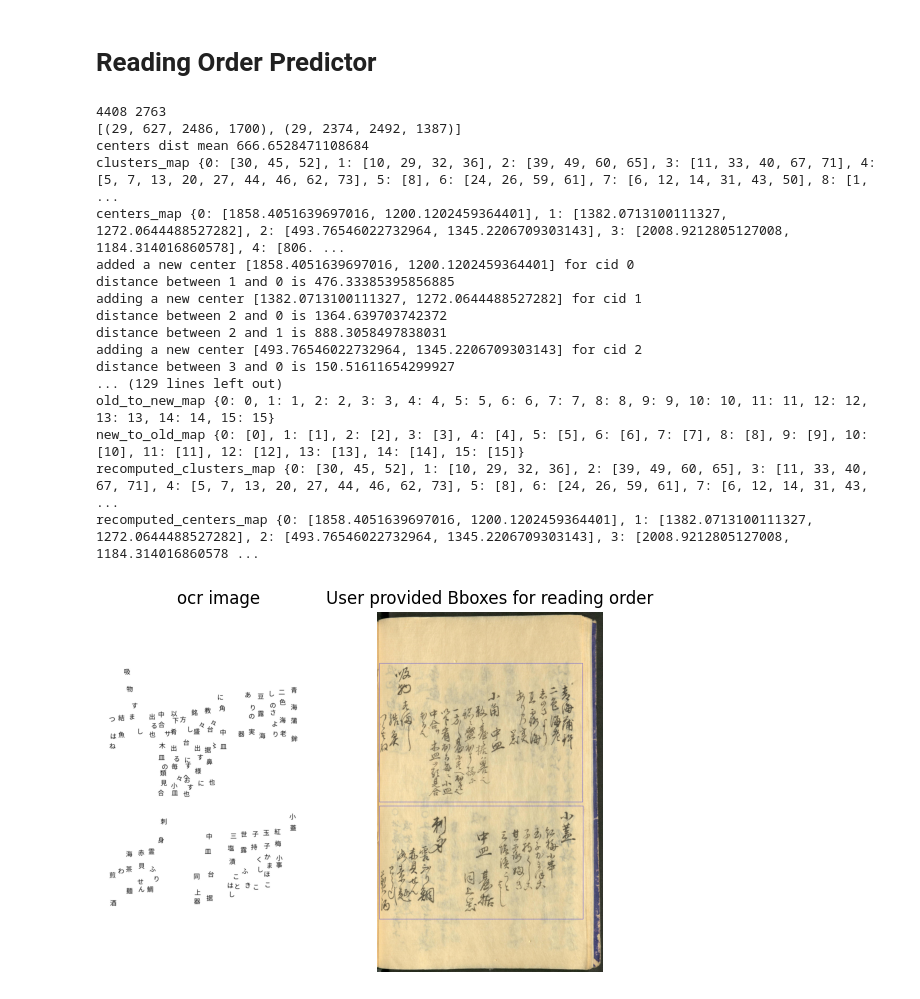
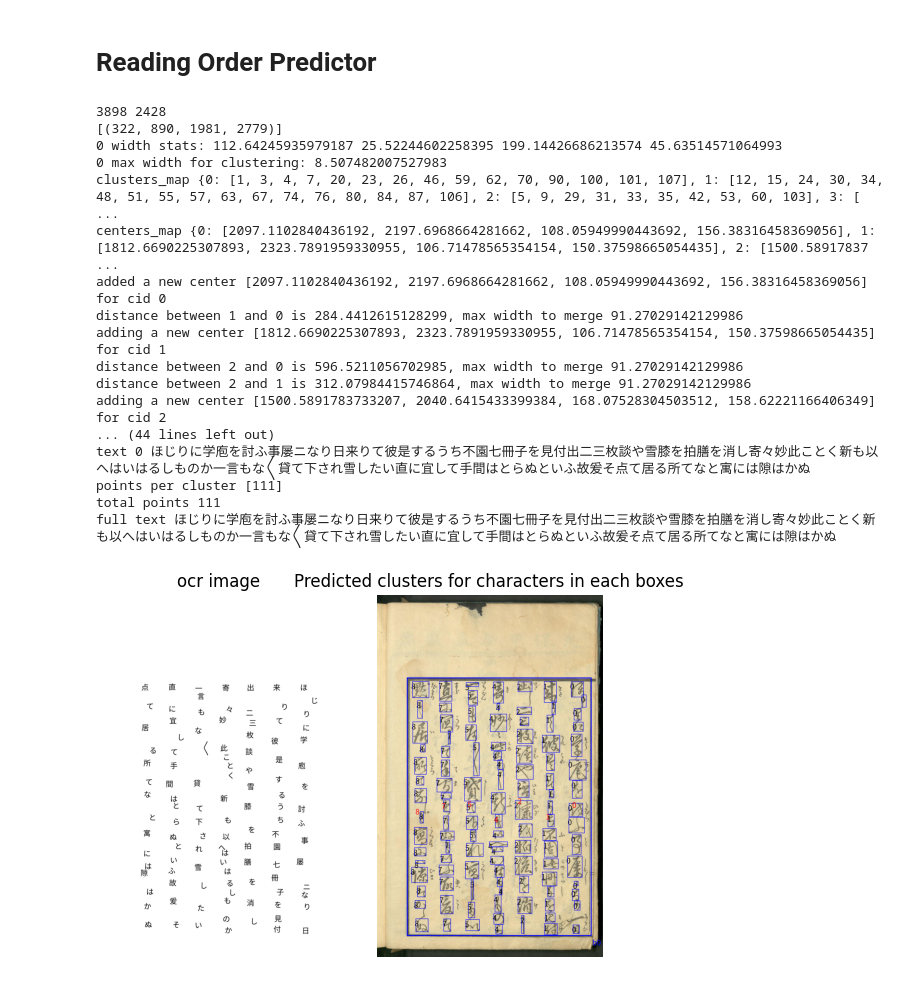
Before and after one commit to aumahesh-mids/kuzushiji-recognition, a Jupyter notebook: Reading Order Predictor.ipynb, the cells around one changed output. Drawn from its saved outputs; the diff is of its cells as text; code cells hidden in the pictures.

Commit message:
reading order prediction using fine-tined k-means clustering within user provided ordered sequence of boxes

```diff
--- a/Reading Order Predictor.ipynb
+++ b/Reading Order Predictor.ipynb
@@ -319,15 +340,16 @@ class KuzushijiReadingOrderPredictor:
         draw = ImageDraw.Draw(img)
         for bbox in text_order_bboxes:
             x, y, w, h = bbox
-            draw.rectangle([(x, y), (x + w, y + h)], outline='blue', width=3)
+            draw.rectangle([(x, y), (x + w, y + h)], outline='blue', width=10)
         plt.imshow(img)
         plt.title('User provided Bboxes for reading order')
         plt.axis('off')
-        plt.savefig(os.path.join(self.save_folder, 'intermediate_results_{}'.format(os.path.basename(orig_filename))))
+        save_filename = os.path.join(self.save_folder, 'user_boxes_{}'.format(os.path.basename(orig_filename)))
+        img.save(save_filename)
 
 
     def _cluster(self, filename, ocr_filename, text_order_bboxes, unicodes, bboxes):
-        cc = ColumnClustering(filename, unicodes, bboxes, reading_order_boxes=text_order_bboxes, verbose=True, save=True, tolerance=10)
+        cc = ColumnClustering(filename, unicodes, bboxes, reading_order_boxes=text_order_bboxes, verbose=True, save=True)
         return cc.cluster()
 # %%
 predictor = KuzushijiReadingOrderPredictor()
@@ -344,44 +366,54 @@ def ordered_bboxes(bbox_dict):
     return [(int(b[1]), int(b[2]), int(b[3]), int(b[4])) for b in sorted_bboxes]
 # %%
 # filename = '/home/ec2-user/code/t-hanya/kuzushiji-recognition/data/new_images/image1.jpeg'
-filename = '/home/ec2-user/code/restor-ai-tion/data/full/200021763/images/200021763_00016_1.jpg'
+# filename = '/home/ec2-user/code/restor-ai-tion/data/full/200021763/images/200021763_00016_1.jpg'
+# working below 2 lines
 # filename = '/home/ec2-user/code/restor-ai-tion/data/full/200021637/images/200021637_00006_1.jpg'
+# bbox_dict = {"1":"1440,201,185,523","2":"829,200,608,513","3":"80,195,742,520","4":"1438,994,180,909","5":"822,715,615,480","6":"830,1204,609,461","7":"836,1677,599,464","8":"842,2152,593,475","9":"653,1029,170,1002","10":"74,719,577,468","11":"92,1205,549,455","12":"101,1679,553,476","13":"100,2163,560,474"}
+# bbox_dict = {"2":"829,200,608,513", "5":"822,715,615,480","6":"830,1204,609,461"}
+# bbox_dict = {"10":"74,719,577,468"}
 # filename = '/home/ec2-user/code/restor-ai-tion/data/full/200021637/images/200021637_00018_2.jpg'
 # filename = '/home/ec2-user/code/restor-ai-tion/data/full/100241706/images/100241706_00002_2.jpg'
-# filename = '/home/ec2-user/code/restor-ai-tion/data/full/100241706/images/100241706_00003_1.jpg'
+# working below 5 lines
+filename = '/home/ec2-user/code/restor-ai-tion/data/full/100241706/images/100241706_00003_1.jpg'
+# # 100241706_00003_1
+# bbox_dict = {"1":"2044.6380615234375,933.426025390625,194.4637451171875,2741.93896484375","2":"1769.6107177734375,925.0918579101562,194.4637451171875,2769.7196655273438","3":"1458.46875,927.8699340820312,230.5784912109375,2741.9389038085938","4":"1211.221923828125,925.0918579101562,197.2418212890625,2733.6049194335938","5":"936.1946411132812,916.7576904296875,183.35150146484375,2733.6048583984375","6":"669.50146484375,925.0918579101562,177.79547119140625,2730.8268432617188","7":"355.5814208984375,916.7576904296875,213.91009521484375,2728.0487060546875"}
+# # whole image as 1 bbox for 100241706_00003_1
+bbox_dict = {"1":"322.0020751953125,890.0009765625,1981.0128173828125,2779.017822265625"}
 cv2img = cv2.imread(filename)
 n, m = cv2img.shape[0], cv2img.shape[1]
 print(n, m)
 
 # bbox_dict= {"1":"493,43,74,776","2":"410,43,71,772","3":"337,46,67,770","4":"267,44,62,772","5":"194,43,65,771","6":"119,48,66,762","7":"50,37,57,451"}
-bbox_dict = {"1":"29.853092193603516,627.0526733398438,2486.3136558532715,1700.0095825195312","2":"29.853092193603516,2374.837646484375,2492.2855796813965,1387.478515625"}
+# bbox_dict = {"1":"29.853092193603516,627.0526733398438,2486.3136558532715,1700.0095825195312","2":"29.853092193603516,2374.837646484375,2492.2855796813965,1387.478515625"}
 # bbox_dict = {"1":"1441.6787109375,210.78732299804688,178.2584228515625,512.6556091308594","2":"1445.5821533203125,1020.1065673828125,165.2469482421875,913.4117431640625","3":"848.3514404296875,206.8838653564453,564.701904296875,495.74058532714844","4":"835.33984375,723.4429321289062,590.7249755859375,452.80242919921875","5":"840.5444946289062,1200.96728515625,585.5203247070312,443.6943359375","6":"841.8456420898438,1675.889404296875,579.0145874023438,450.199951171875","7":"843.1467895507812,2156.01611328125,589.4238891601562,452.80224609375","8":"83.27149963378906,202.9803924560547,737.7556610107422,497.0417022705078","9":"660.9849243164062,1022.7088623046875,174.35491943359375,1087.7667236328125","10":"88.47612762451172,719.5394287109375,560.7984085083008,469.717529296875","11":"96.28306579589844,1208.7742919921875,538.6787261962891,444.9954833984375","12":"94.9819107055664,1679.7928466796875,551.6902694702148,454.1036376953125","13":"98.8853759765625,2158.618408203125,554.2926025390625,473.620849609375"}
 # bbox_dict = {"1":"1440.254638671875,206.63638305664062,177.707275390625,514.5245666503906","2":"832.74365234375,200.43728637695312,599.2454833984375,522.7900695800781","3":"76.45447540283203,192.1718292236328,745.9573287963867,518.6573333740234","4":"1448.52001953125,1018.7173461914062,167.37548828125,905.0673217773438","5":"828.6109008789062,723.2273559570312,611.6437377929688,466.99822998046875","6":"832.74365234375,1200.557373046875,607.510986328125,456.6663818359375","7":"834.8099975585938,1675.821044921875,595.1127319335938,458.732666015625","8":"841.0090942382812,2155.217529296875,590.9800415039062,462.865478515625","9":"650.9036254882812,1035.248291015625,177.707275390625,1000.1201171875","10":"76.45447540283203,721.1609497070312,570.3163986206055,477.33001708984375","11":"99.18447875976562,1206.7564697265625,545.5200500488281,464.931884765625","12":"99.18447875976562,1682.0201416015625,549.6528015136719,460.7991943359375","13":"99.18447875976562,2155.217529296875,557.9182434082031,466.998046875"}
 # bbox_dict = {"1":"99.18447875976562,2155.217529296875,557.9182434082031,466.998046875", "2":"832.74365234375,200.43728637695312,599.2454833984375,522.7900695800781"}
 # bbox_dict = {"1":"1549.0836181640625,911.7171630859375,196.7535400390625,2710.2110595703125","2":"1271.9659423828125,908.9459838867188,213.380615234375,2704.6687622070312","3":"1041.958251953125,917.259521484375,149.6435546875,2712.982177734375","4":"720.501708984375,914.4883422851562,188.44000244140625,2704.6686401367188","5":"460.0110778808594,917.259521484375,177.35531616210938,2707.439697265625","6":"152.4104461669922,911.7171630859375,238.3212127685547,2715.7532958984375"}
-# bbox_dict = {"1":"2044.6380615234375,933.426025390625,194.4637451171875,2741.93896484375","2":"1769.6107177734375,925.0918579101562,194.4637451171875,2769.7196655273438","3":"1458.46875,927.8699340820312,230.5784912109375,2741.9389038085938","4":"1211.221923828125,925.0918579101562,197.2418212890625,2733.6049194335938","5":"936.1946411132812,916.7576904296875,183.35150146484375,2733.6048583984375","6":"669.50146484375,925.0918579101562,177.79547119140625,2730.8268432617188","7":"355.5814208984375,916.7576904296875,213.91009521484375,2728.0487060546875"}
+
 # bbox_dict = {"1":"2044.6380615234375,933.426025390625,194.4637451171875,2741.93896484375", "2":"1769.6107177734375,925.0918579101562,194.4637451171875,2769.7196655273438"}
+# bbox_dict = {"1":"2044.6380615234375,933.426025390625,194.4637451171875,2741.93896484375"}
 # user_bboxes = [(10, 0, 2565, 2250), (10, 2300, 2565, 2163)]
 user_bboxes = ordered_bboxes(bbox_dict)
 print(user_bboxes)
 text = predictor.predict(filename, user_bboxes)
 print('full text', text)
 # %% [output]
-4408 2763
-[(29, 627, 2486, 1700), (29, 2374, 2492, 1387)]
-centers dist mean 666.6528471108684
-clusters_map {0: [30, 45, 52], 1: [10, 29, 32, 36], 2: [39, 49, 60, 65], 3: [11, 33, 40, 67, 71], 4: [5, 7, 13, 20, 27, 44, 46, 62, 73], 5: [8], 6: [24, 26, 59, 61], 7: [6, 12, 14, 31, 43, 50], 8: [1, ...
-centers_map {0: [1858.4051639697016, 1200.1202459364401], 1: [1382.0713100111327, 1272.0644488527282], 2: [493.76546022732964, 1345.2206709303143], 3: [2008.9212805127008, 1184.314016860578], 4: [806. ...
-added a new center [1858.4051639697016, 1200.1202459364401] for cid 0
-distance between 1 and 0 is 476.33385395856885
-adding a new center [1382.0713100111327, 1272.0644488527282] for cid 1
-distance between 2 and 0 is 1364.639703742372
-distance between 2 and 1 is 888.3058497838031
-adding a new center [493.76546022732964, 1345.2206709303143] for cid 2
-distance between 3 and 0 is 150.51611654299927
-... (129 lines left out)
-old_to_new_map {0: 0, 1: 1, 2: 2, 3: 3, 4: 4, 5: 5, 6: 6, 7: 7, 8: 8, 9: 9, 10: 10, 11: 11, 12: 12, 13: 13, 14: 14, 15: 15}
-new_to_old_map {0: [0], 1: [1], 2: [2], 3: [3], 4: [4], 5: [5], 6: [6], 7: [7], 8: [8], 9: [9], 10: [10], 11: [11], 12: [12], 13: [13], 14: [14], 15: [15]}
-recomputed_clusters_map {0: [30, 45, 52], 1: [10, 29, 32, 36], 2: [39, 49, 60, 65], 3: [11, 33, 40, 67, 71], 4: [5, 7, 13, 20, 27, 44, 46, 62, 73], 5: [8], 6: [24, 26, 59, 61], 7: [6, 12, 14, 31, 43,  ...
-recomputed_centers_map {0: [1858.4051639697016, 1200.1202459364401], 1: [1382.0713100111327, 1272.0644488527282], 2: [493.76546022732964, 1345.2206709303143], 3: [2008.9212805127008, 1184.314016860578 ...
+3898 2428
+[(322, 890, 1981, 2779)]
+0 width stats: 112.64245935979187 25.52244602258395 199.14426686213574 45.63514571064993
+0 max width for clustering: 8.507482007527983
+clusters_map {0: [1, 3, 4, 7, 20, 23, 26, 46, 59, 62, 70, 90, 100, 101, 107], 1: [12, 15, 24, 30, 34, 48, 51, 55, 57, 63, 67, 74, 76, 80, 84, 87, 106], 2: [5, 9, 29, 31, 33, 35, 42, 53, 60, 103], 3: [ ...
+centers_map {0: [2097.1102840436192, 2197.6968664281662, 108.05949990443692, 156.38316458369056], 1: [1812.6690225307893, 2323.7891959330955, 106.71478565354154, 150.37598665054435], 2: [1500.58917837 ...
+added a new center [2097.1102840436192, 2197.6968664281662, 108.05949990443692, 156.38316458369056] for cid 0
+distance between 1 and 0 is 284.4412615128299, max width to merge 91.27029142129986
+adding a new center [1812.6690225307893, 2323.7891959330955, 106.71478565354154, 150.37598665054435] for cid 1
+distance between 2 and 0 is 596.5211056702985, max width to merge 91.27029142129986
+distance between 2 and 1 is 312.07984415746864, max width to merge 91.27029142129986
+adding a new center [1500.5891783733207, 2040.6415433399384, 168.07528304503512, 158.62221166406349] for cid 2
+... (44 lines left out)
+text 0 ほじりに学庖を討ふ事屡ニなり日来りて彼是するうち不園七冊子を見付出二三枚談や雪膝を拍膳を消し寄々妙此ことく新も以へはいはるしものか一言もな〱貸て下され雪したい直に宜して手間はとらぬといふ故爰そ点て居る所てなと寓には隙はかぬ
+points per cluster [111]
+total points 111
+full text ほじりに学庖を討ふ事屡ニなり日来りて彼是するうち不園七冊子を見付出二三枚談や雪膝を拍膳を消し寄々妙此ことく新も以へはいはるしものか一言もな〱貸て下され雪したい直に宜して手間はとらぬといふ故爰そ点て居る所てなと寓には隙はかぬ
-[figure, old version]
+[figure, new version]
```
Also changed, not shown: parts of 2 cells of this notebook, 1 other file.
